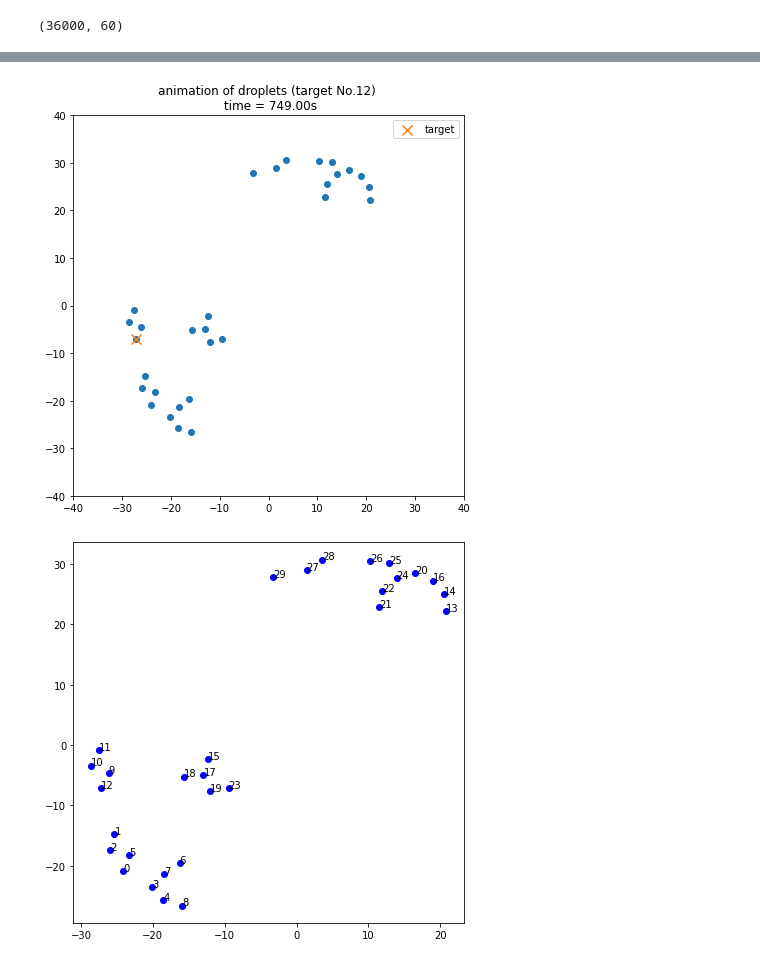
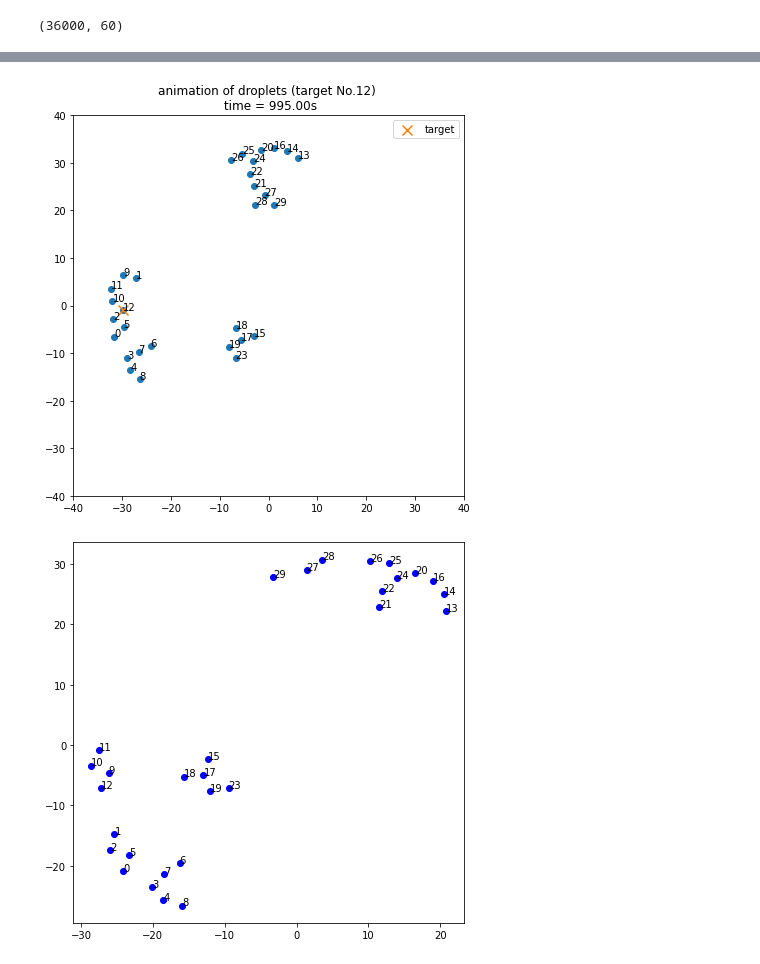
Before and after one commit to AyutoUeda/research, a Jupyter notebook: 30droplets/30droplets.ipynb, the cells around one changed output, grey strips where cells are left out. Saved outputs shown, nothing was run; the diff lists cells and outputs as text; code cells hidden in the pictures.

```diff
--- a/30droplets/30droplets.ipynb
+++ b/30droplets/30droplets.ipynb
@@ -43,15 +43,15 @@ def plot(time):
 
     time *= 10
     plt.scatter(df_[time+start_time,::2], df_[time+start_time,1::2])
-    plt.scatter(df_[time+start_time,target*2], df_[time+start_time, target*2 + 1], marker="x", s=100, label = "target")
-    plt.title("animation of droplets (target No.{}) \n time = {:.2f}s".format(target, (time+start_time) * 0.1))
-    plt.legend()
+    # plt.scatter(df_[time+start_time,target*2], df_[time+start_time, target*2 + 1], marker="x", s=100, label = "target")
+    plt.title("animation of droplets (n of droplets: 30) \n time = {:.1f}s".format((time+start_time) * 0.1))
+    # plt.legend()
     plt.xlim(-40,40)
     plt.ylim(-40,40)
 
     return fig
 
-ani = animation.FuncAnimation(fig, plot, frames=750, interval=100)
+ani = animation.FuncAnimation(fig, plot, frames=750, interval=1000)
 
 from IPython.display import HTML
 HTML(ani.to_html5_video())
@@ -61,29 +61,33 @@ HTML(ani.to_html5_video())
 # %%
+
 
 start_time = 0
 target = 12
 fig = plt.figure(figsize=(7,7))
 
 def plot(time):
     plt.cla()                   # 前のグラフを削除
 
-    time *= 10
+    time *= 50
     plt.scatter(df_[time+start_time,::2], df_[time+start_time,1::2])
     plt.scatter(df_[time+start_time,target*2], df_[time+start_time, target*2 + 1], marker="x", s=100, label = "target")
     plt.title("animation of droplets (target No.{}) \n time = {:.2f}s".format(target, (time+start_time) * 0.1))
     plt.legend()
     plt.xlim(-40,40)
     plt.ylim(-40,40)
 
+    for i in range(30):
+        plt.text(df_[time + start_time,i*2], df_[time + start_time,i*2+1], i)
+
     return fig
 
-ani = animation.FuncAnimation(fig, plot, frames=750, interval=100)
+ani = animation.FuncAnimation(fig, plot, frames=200, interval=1000)
 
 from IPython.display import HTML
 HTML(ani.to_html5_video())
 # %% [output]
 [interactive output not drawn]
-[figure, old version]
+[figure, new version]
 # %%
 plt.figure(figsize=(7,7))
 for i in range(30):
```
Also changed, not shown: parts of 39 cells of this notebook.
